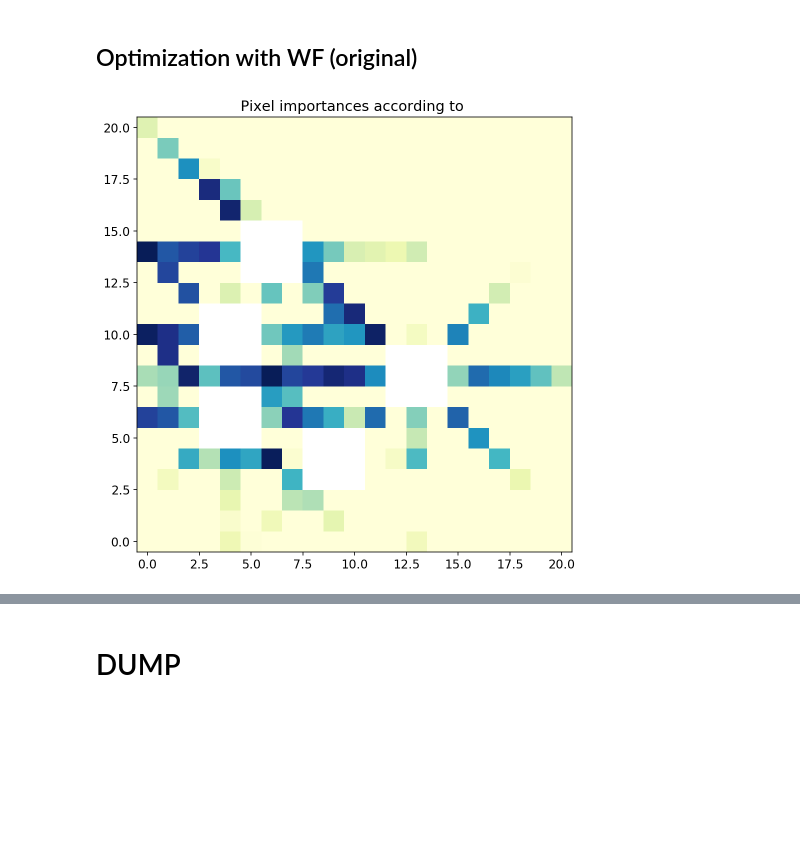
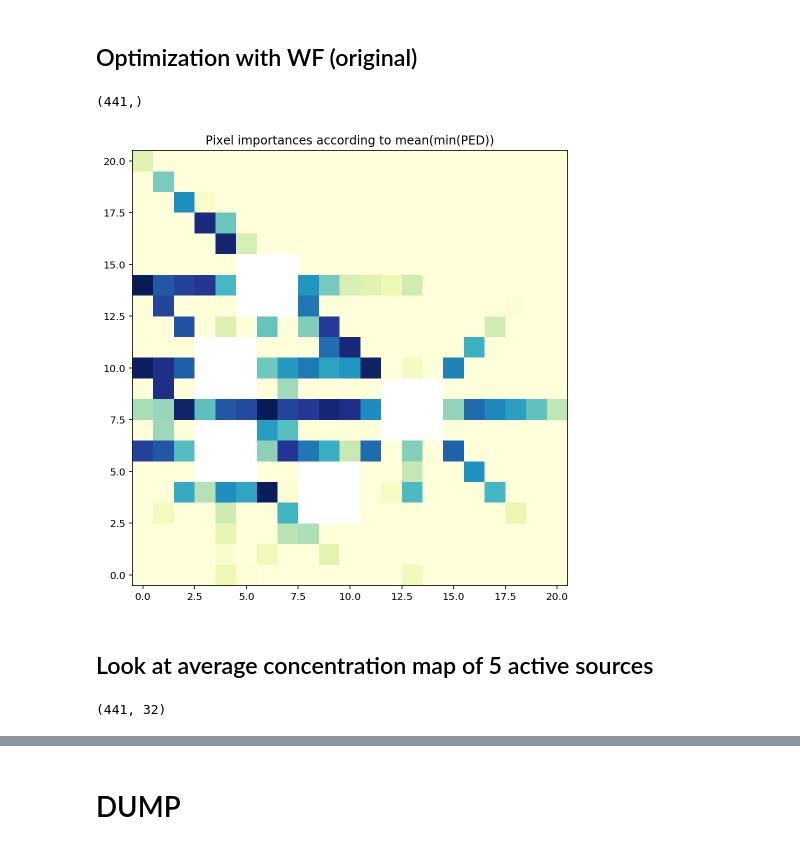
Before and after one commit to iditbela2/Borg_python, a Jupyter notebook: optimization_code/optimization_notebooks/results_analysis.ipynb, the cells around one changed output, grey strips where cells are left out. Saved outputs shown, nothing was run; the diff lists cells and outputs as text; code cells hidden in the pictures; blank space fills up the shorter version.

```diff
--- a/optimization_code/optimization_notebooks/results_analysis.ipynb
+++ b/optimization_code/optimization_notebooks/results_analysis.ipynb
@@ -401,6 +401,10 @@ indices = np.argsort(importances)[::-1]
 importances_reshaped = np.zeros(441,)
 # %%
 importances_reshaped[nan_idx] = None
+# %%
+np.shape(importances_reshaped)
+# %% [output]
+(441,)
 # %%
 importances_reshaped[~np.isnan(importances_reshaped)] = importances
 # %%
@@ -408,9 +412,11 @@ importances_reshaped = importances_reshaped.reshape((21,21),order='F')
 # %%
 # Plot pixel importances
 fig, ax = plt.subplots(figsize = (8, 8))
 plt.imshow(importances_reshaped, cmap=plt.cm.YlGnBu,origin='lower')
 # plt.gca().xaxis.tick_bottom() #if matshow is used
-plt.title("Pixel importances according to ")
+plt.title("Pixel importances according to mean(min(PED))")
 plt.show();
 # %% [output]
-[figure, old version]
+[figure, new version]
+# %% [markdown]
+## Look at average concentration map of 5 active sources
@@ -416,0 +425,4 @@ plt.show();
+# %%
+np.shape(totalField)
+# %% [output]
+(441, 32)
```
Also changed, not shown: parts of 18 cells of this notebook, 4 other files.
